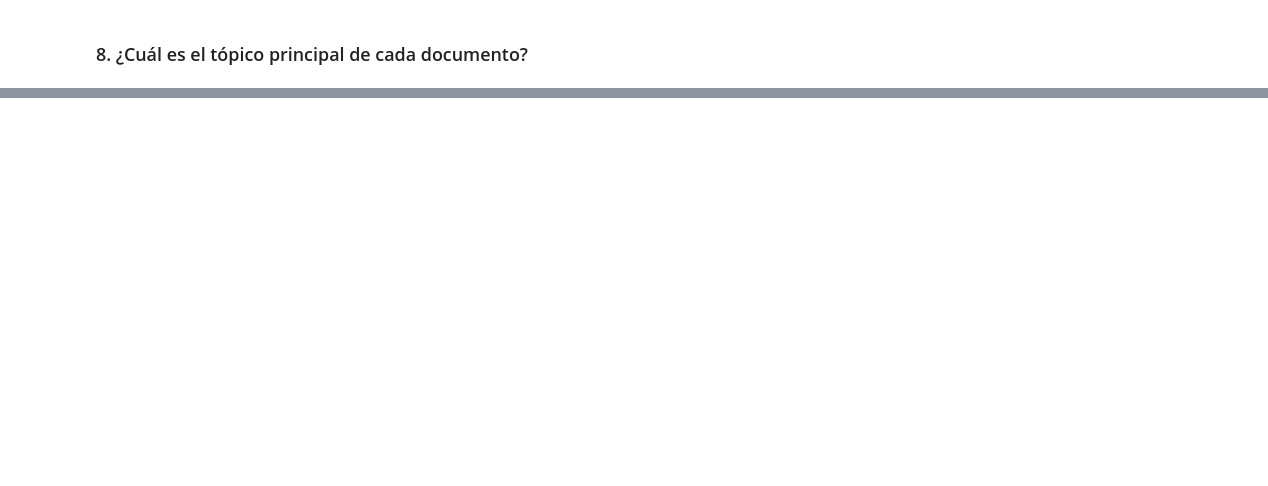
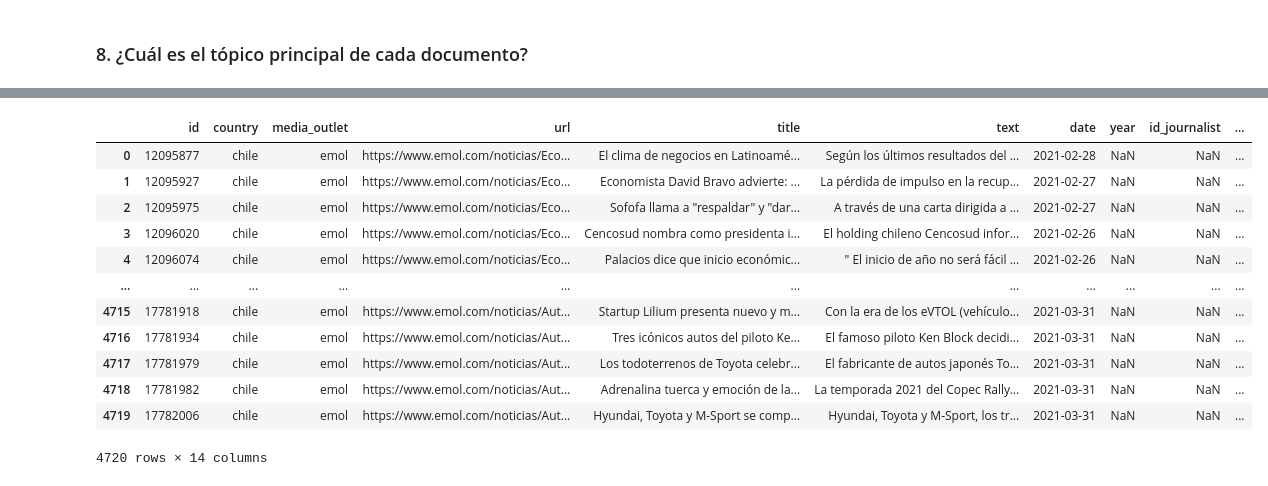
Before and after one commit to Yaldaba0th/Clasificar-Noticias-INFO279, a Jupyter notebook: Primer Avance/Topicos Avance.ipynb, the cells around one changed output, grey strips where cells are left out. Saved outputs shown, nothing was run; the diff lists cells and outputs as text; code cells hidden in the pictures; blank space fills up the shorter version.

```diff
--- a/Primer Avance/Topicos Avance.ipynb
+++ b/Primer Avance/Topicos Avance.ipynb
@@ -510,5 +574,5 @@ df_dominant_topic.head(100)
 # %%
-pd.options.display.max_colwidth = 1000
+#pd.options.display.max_colwidth = 1000
 
 print(df_dominant_topic[:20]["Text"])
 # %% [output]
@@ -546,0 +611,18 @@ Name: Dominant_Topic, Length: 2620, dtype: float64
+# %%
+testdf=df.join(df_dominant_topic)
+# %%
+testdf
+# %% [output]
+|  | id | country | media_outlet | url | title | text | date | year | id_journalist | ... |
+| 0 | 12095877 | chile | emol | https://www.emol.com/noticias/Eco... | El clima de negocios en Latinoamé... | Según los últimos resultados del ... | 2021-02-28 | NaN | NaN | ... |
+| 1 | 12095927 | chile | emol | https://www.emol.com/noticias/Eco... | Economista David Bravo advierte: ... | La pérdida de impulso en la recup... | 2021-02-27 | NaN | NaN | ... |
+| 2 | 12095975 | chile | emol | https://www.emol.com/noticias/Eco... | Sofofa llama a "respaldar" y "dar... | A través de una carta dirigida a ... | 2021-02-27 | NaN | NaN | ... |
+| 3 | 12096020 | chile | emol | https://www.emol.com/noticias/Eco... | Cencosud nombra como presidenta i... | El holding chileno Cencosud infor... | 2021-02-26 | NaN | NaN | ... |
+| 4 | 12096074 | chile | emol | https://www.emol.com/noticias/Eco... | Palacios dice que inicio económic... | " El inicio de año no será fácil ... | 2021-02-26 | NaN | NaN | ... |
+| ... | ... | ... | ... | ... | ... | ... | ... | ... | ... | ... |
+| 4715 | 17781918 | chile | emol | https://www.emol.com/noticias/Aut... | Startup Lilium presenta nuevo y m... | Con la era de los eVTOL (vehículo... | 2021-03-31 | NaN | NaN | ... |
+| 4716 | 17781934 | chile | emol | https://www.emol.com/noticias/Aut... | Tres icónicos autos del piloto Ke... | El famoso piloto Ken Block decidi... | 2021-03-31 | NaN | NaN | ... |
+| 4717 | 17781979 | chile | emol | https://www.emol.com/noticias/Aut... | Los todoterrenos de Toyota celebr... | El fabricante de autos japonés To... | 2021-03-31 | NaN | NaN | ... |
+| 4718 | 17781982 | chile | emol | https://www.emol.com/noticias/Aut... | Adrenalina tuerca y emoción de la... | La temporada 2021 del Copec Rally... | 2021-03-31 | NaN | NaN | ... |
+| 4719 | 17782006 | chile | emol | https://www.emol.com/noticias/Aut... | Hyundai, Toyota y M-Sport se comp... | Hyundai, Toyota y M-Sport, los tr... | 2021-03-31 | NaN | NaN | ... |
+4720 rows × 14 columns
```
Also changed, not shown: parts of 37 cells of this notebook.
